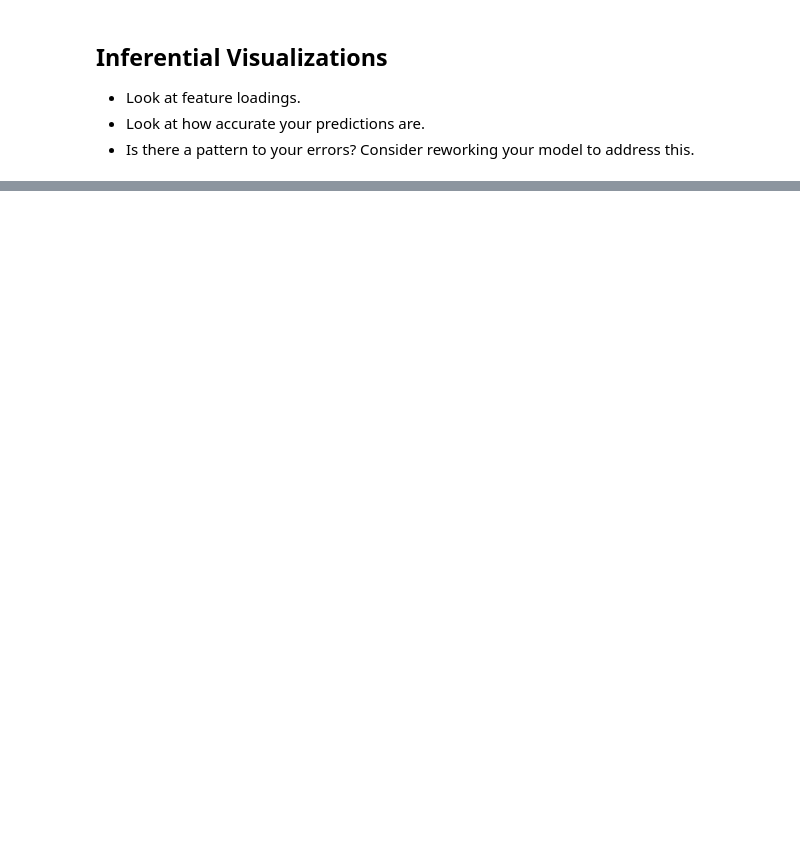
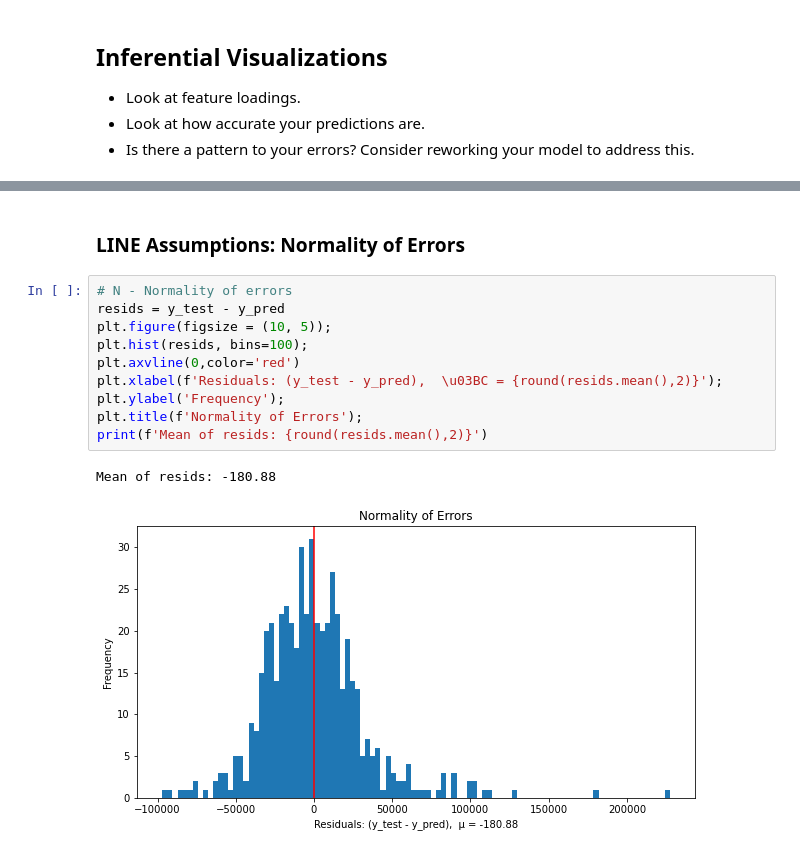
Before and after one commit to griffinbran/Real-Estate-Statistical-Modeling, a Jupyter notebook: code/04_Model_Tuning.ipynb, the cells around one changed output, grey strips where cells are left out. Cells and saved outputs as stored; diff of their text form; blank space fills up the shorter version.

```diff
--- a/code/04_Model_Tuning.ipynb
+++ b/code/04_Model_Tuning.ipynb
@@ -72,0 +55,15 @@ plt.plot(X['Gr Liv Area'], y_pred, color = 'orange')
+# %% [markdown]
+### LINE Assumptions: Normality of Errors
+# %%
+# N - Normality of errors
+resids = y_test - y_pred
+plt.figure(figsize = (10, 5));
+plt.hist(resids, bins=100);
+plt.axvline(0,color='red')
+plt.xlabel(f'Residuals: (y_test - y_pred),  \u03BC = {round(resids.mean(),2)}');
+plt.ylabel('Frequency');
+plt.title(f'Normality of Errors');
+print(f'Mean of resids: {round(resids.mean(),2)}')
+# %% [output]
+Mean of resids: -180.88
+[figure, added]
```
Also changed, not shown: parts of 17 cells of this notebook, 2 other files.
